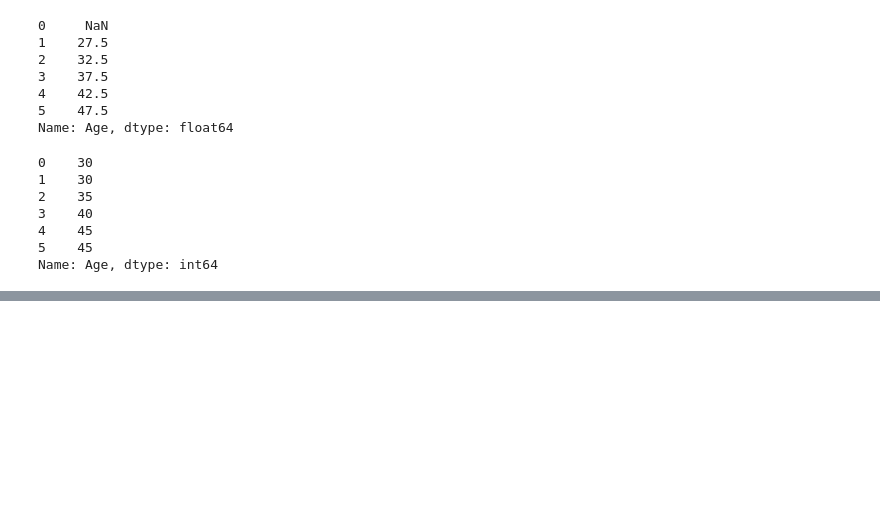
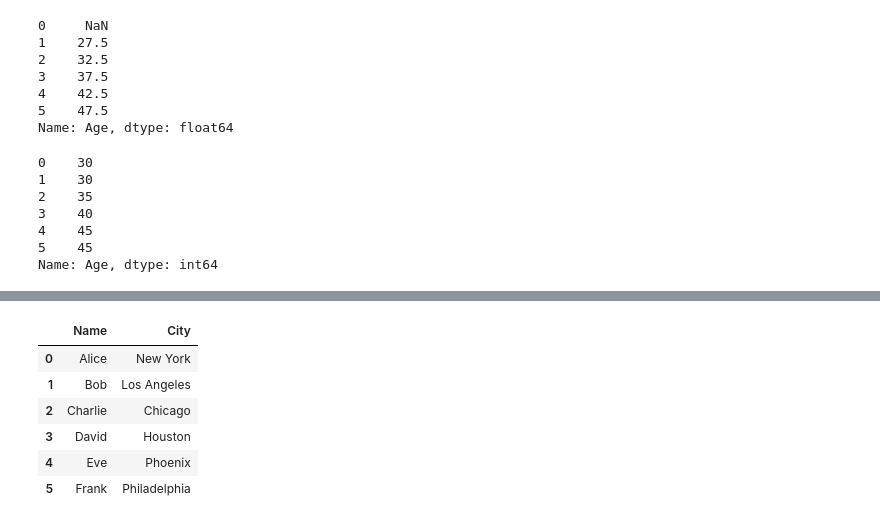
Before and after one commit to iamabdirazak/Pandas, a Jupyter notebook: Pandas 101.ipynb, the cells around one changed output, grey strips where cells are left out. Cells and saved outputs as stored; diff of their text form; code cells hidden in the pictures; blank space fills up the shorter version.

```diff
--- a/Pandas 101.ipynb
+++ b/Pandas 101.ipynb
@@ -203,3 +203,5 @@ df['Age'].clip(lower=30, upper=45)  # Clip the 'Age' column values between 30 an
 4    45
 5    45
 Name: Age, dtype: int64
+# %%
+pd.set_option('display.max_columns', None)  # Show all columns in the DataFrame
@@ -205,0 +217,2 @@ Name: Age, dtype: int64
+# %%
+df.pop('Age')  # Remove the 'Age' column from the DataFrame
@@ -205,0 +227,10 @@ Name: Age, dtype: int64
+# %%
+df
+# %% [output]
+|  | Name | City |
+| 0 | Alice | New York |
+| 1 | Bob | Los Angeles |
+| 2 | Charlie | Chicago |
+| 3 | David | Houston |
+| 4 | Eve | Phoenix |
+| 5 | Frank | Philadelphia |
```
Also changed, not shown: parts of 2 cells of this notebook.
